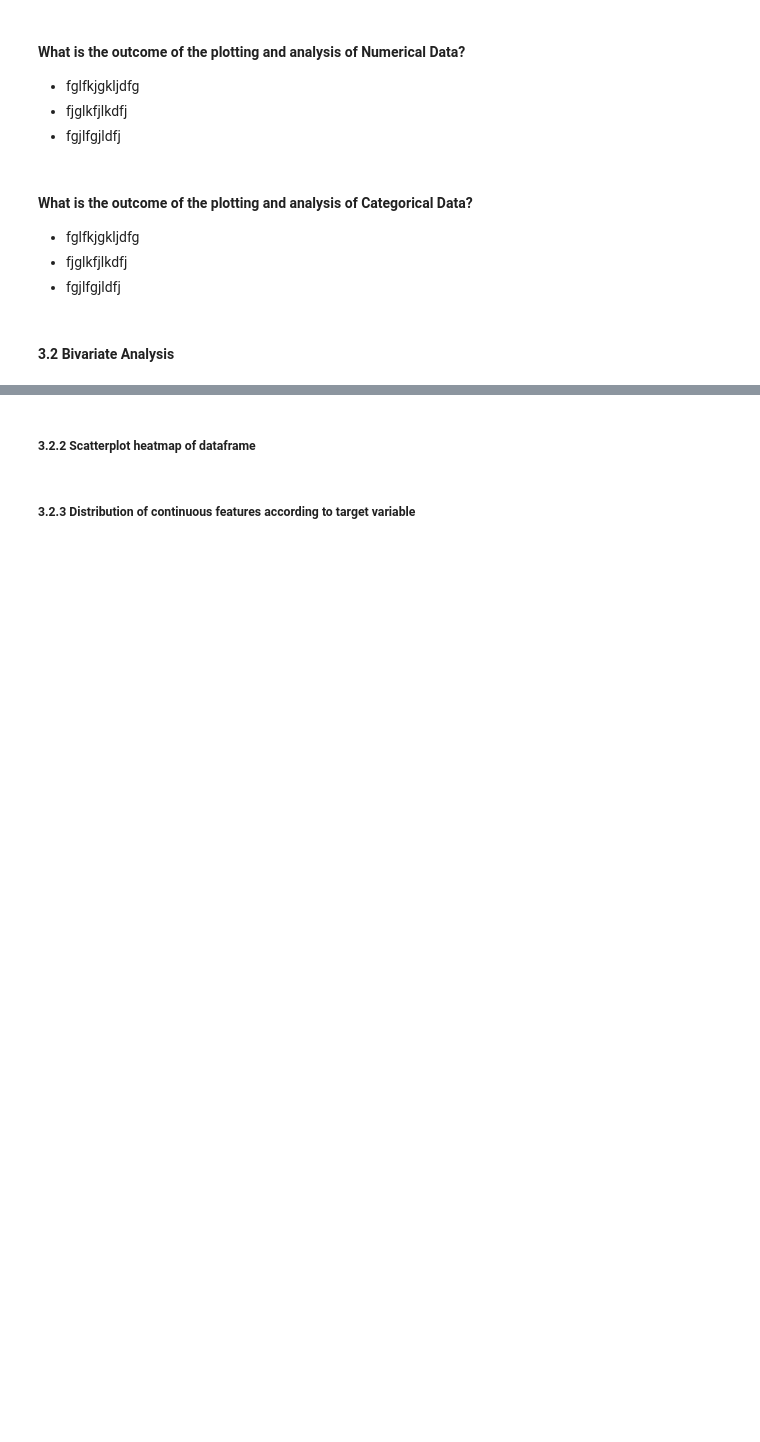
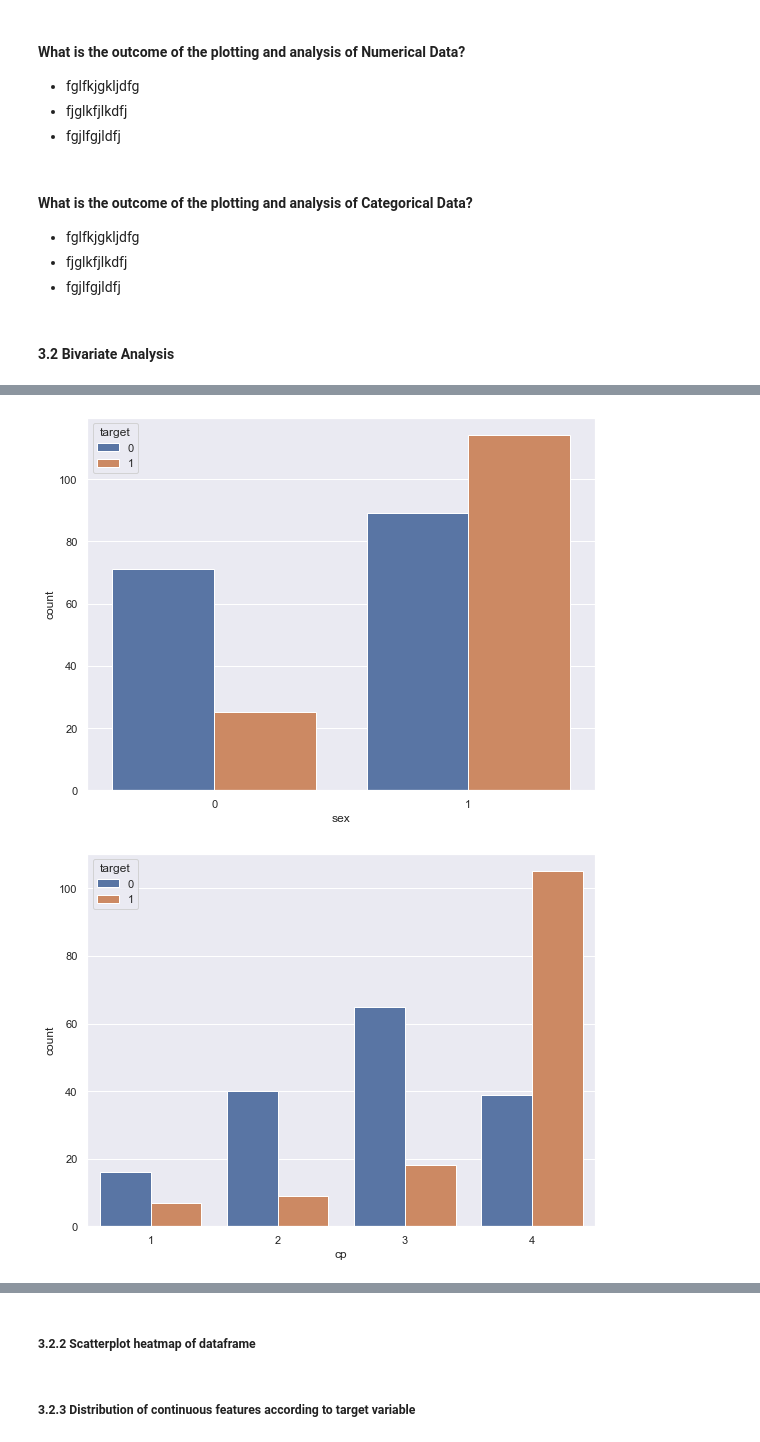
Before and after one commit to mahmoudmoe84/ML_Proejcts, a Jupyter notebook: Heart Attack Template/Heart_Attack_Project_Zero.ipynb, the cells around one changed output, grey strips where cells are left out. Saved outputs shown, nothing was run; the diff lists cells and outputs as text; code cells hidden in the pictures; blank space fills up the shorter version.

```diff
--- a/Heart Attack Template/Heart_Attack_Project_Zero.ipynb
+++ b/Heart Attack Template/Heart_Attack_Project_Zero.ipynb
@@ -468,0 +555,3 @@ for i , z in list(zip(categorical_var,categoric_axis_name)):
+# %%
+final_hd['target'] = final_hd['target'].astype('int64')
+final_hd[numeric_var].info()
@@ -468,0 +592,9 @@ for i , z in list(zip(categorical_var,categoric_axis_name)):
+# %%
+for variable , name in list(zip(categorical_var,categoric_axis_name)):
+    plt.figure(figsize=(8,6))
+    sns.countplot(variable,data=final_hd[categorical_var],hue='target')
+    plt.tight_layout()
+    plt.show()
+# %% [output]
+[figure, added]
+[figure, added]
```
Also changed, not shown: parts of 19 cells of this notebook.
